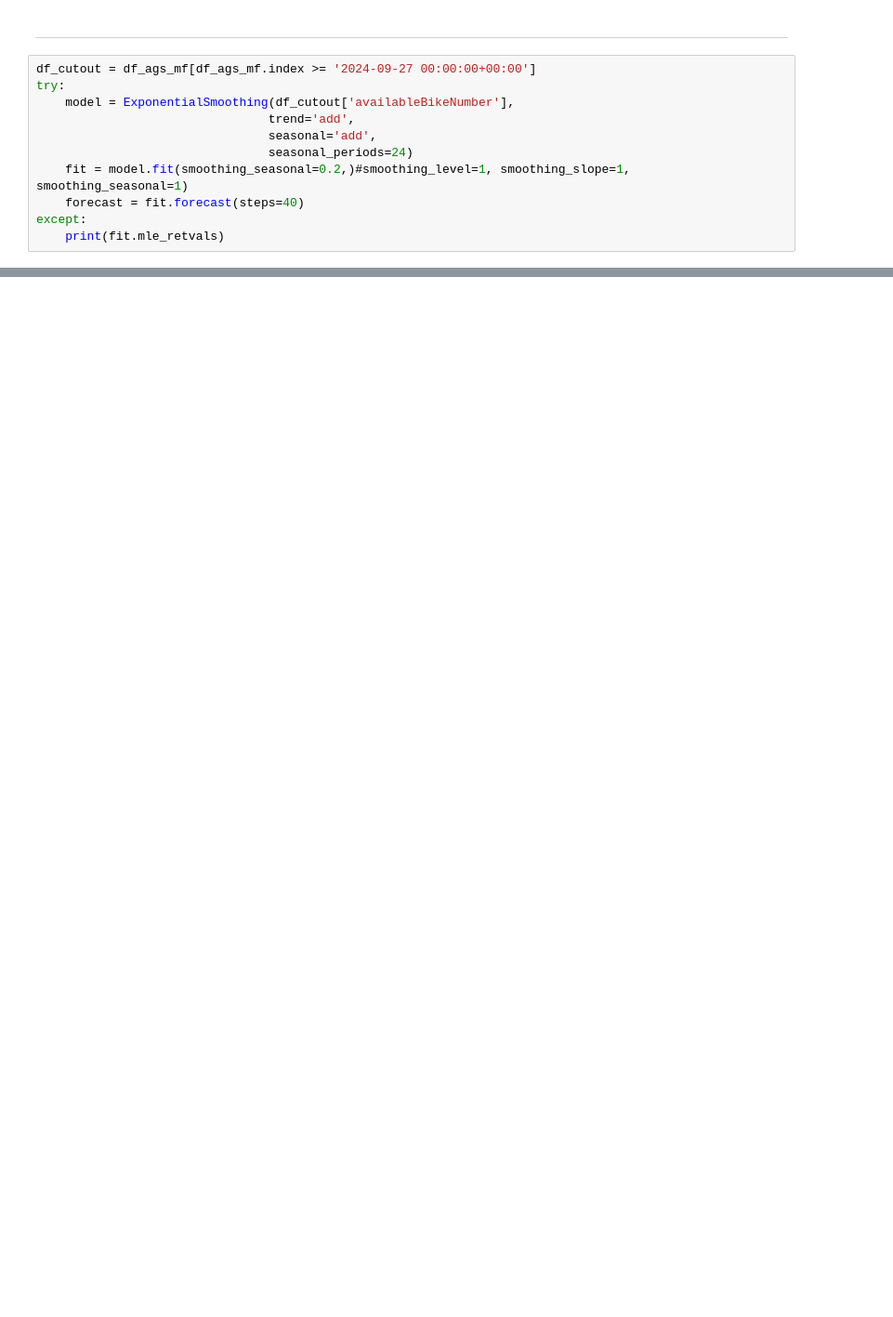
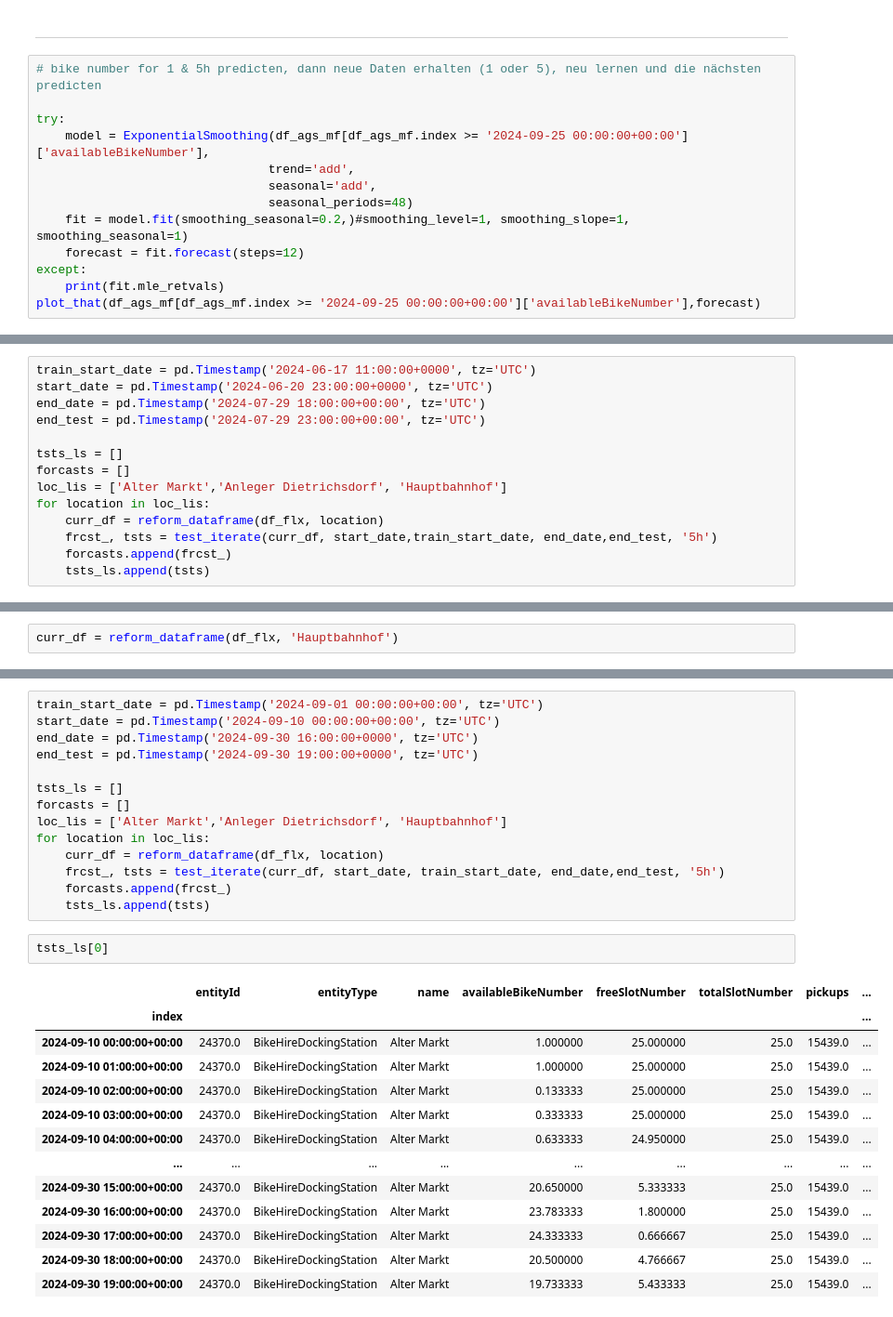
Before and after one commit to MrMysticus/Application_Project_2024, a Jupyter notebook: paul_work.ipynb, the cells around one changed output, grey strips where cells are left out. Shown at 93% size. Cells and saved outputs as stored; diff of their text form; blank space fills up the shorter version.

```diff
--- a/paul_work.ipynb
+++ b/paul_work.ipynb
@@ -347,13 +338,15 @@ Root Mean Squared Error: 0.6693830790422206
 # %% [markdown]
 ---
 # %%
-df_cutout = df_ags_mf[df_ags_mf.index >= '2024-09-27 00:00:00+00:00']
+# bike number for 1 & 5h predicten, dann neue Daten erhalten (1 oder 5), neu lernen und die nächsten predicten
+
 try:
-    model = ExponentialSmoothing(df_cutout['availableBikeNumber'],
+    model = ExponentialSmoothing(df_ags_mf[df_ags_mf.index >= '2024-09-25 00:00:00+00:00']['availableBikeNumber'],
                                 trend='add',
                                 seasonal='add',
-                                seasonal_periods=24)
+                                seasonal_periods=48)
     fit = model.fit(smoothing_seasonal=0.2,)#smoothing_level=1, smoothing_slope=1, smoothing_seasonal=1)
-    forecast = fit.forecast(steps=40)
+    forecast = fit.forecast(steps=12)
 except:
     print(fit.mle_retvals)
+plot_that(df_ags_mf[df_ags_mf.index >= '2024-09-25 00:00:00+00:00']['availableBikeNumber'],forecast)
@@ -361,0 +375,14 @@ plot_that(df_cutout['availableBikeNumber'],forecast)
+# %%
+train_start_date = pd.Timestamp('2024-06-17 11:00:00+0000', tz='UTC')
+start_date = pd.Timestamp('2024-06-20 23:00:00+0000', tz='UTC')
+end_date = pd.Timestamp('2024-07-29 18:00:00+00:00', tz='UTC')
+end_test = pd.Timestamp('2024-07-29 23:00:00+00:00', tz='UTC')
+
+tsts_ls = []
+forcasts = []
+loc_lis = ['Alter Markt','Anleger Dietrichsdorf', 'Hauptbahnhof']
+for location in loc_lis:
+    curr_df = reform_dataframe(df_flx, location)
+    frcst_, tsts = test_iterate(curr_df, start_date,train_start_date, end_date,end_test, '5h')
+    forcasts.append(frcst_)
+    tsts_ls.append(tsts)
@@ -361,0 +407,2 @@ plot_that(df_cutout['availableBikeNumber'],forecast)
+# %%
+curr_df = reform_dataframe(df_flx, 'Hauptbahnhof')
@@ -361,0 +412,30 @@ plot_that(df_cutout['availableBikeNumber'],forecast)
+# %%
+train_start_date = pd.Timestamp('2024-09-01 00:00:00+00:00', tz='UTC')
+start_date = pd.Timestamp('2024-09-10 00:00:00+00:00', tz='UTC')
+end_date = pd.Timestamp('2024-09-30 16:00:00+0000', tz='UTC')
+end_test = pd.Timestamp('2024-09-30 19:00:00+0000', tz='UTC')
+
+tsts_ls = []
+forcasts = []
+loc_lis = ['Alter Markt','Anleger Dietrichsdorf', 'Hauptbahnhof']
+for location in loc_lis:
+    curr_df = reform_dataframe(df_flx, location)
+    frcst_, tsts = test_iterate(curr_df, start_date, train_start_date, end_date,end_test, '5h')
+    forcasts.append(frcst_)
+    tsts_ls.append(tsts)
+# %%
+tsts_ls[0]
+# %% [output]
+|  | entityId | entityType | name | availableBikeNumber | freeSlotNumber | totalSlotNumber | pickups | ... |
+| index |  |  |  |  |  |  |  | ... |
+| 2024-09-10 00:00:00+00:00 | 24370.0 | BikeHireDockingStation | Alter Markt | 1.000000 | 25.000000 | 25.0 | 15439.0 | ... |
+| 2024-09-10 01:00:00+00:00 | 24370.0 | BikeHireDockingStation | Alter Markt | 1.000000 | 25.000000 | 25.0 | 15439.0 | ... |
+| 2024-09-10 02:00:00+00:00 | 24370.0 | BikeHireDockingStation | Alter Markt | 0.133333 | 25.000000 | 25.0 | 15439.0 | ... |
+| 2024-09-10 03:00:00+00:00 | 24370.0 | BikeHireDockingStation | Alter Markt | 0.333333 | 25.000000 | 25.0 | 15439.0 | ... |
+| 2024-09-10 04:00:00+00:00 | 24370.0 | BikeHireDockingStation | Alter Markt | 0.633333 | 24.950000 | 25.0 | 15439.0 | ... |
+| ... | ... | ... | ... | ... | ... | ... | ... | ... |
+| 2024-09-30 15:00:00+00:00 | 24370.0 | BikeHireDockingStation | Alter Markt | 20.650000 | 5.333333 | 25.0 | 15439.0 | ... |
+| 2024-09-30 16:00:00+00:00 | 24370.0 | BikeHireDockingStation | Alter Markt | 23.783333 | 1.800000 | 25.0 | 15439.0 | ... |
+| 2024-09-30 17:00:00+00:00 | 24370.0 | BikeHireDockingStation | Alter Markt | 24.333333 | 0.666667 | 25.0 | 15439.0 | ... |
+| 2024-09-30 18:00:00+00:00 | 24370.0 | BikeHireDockingStation | Alter Markt | 20.500000 | 4.766667 | 25.0 | 15439.0 | ... |
+| 2024-09-30 19:00:00+00:00 | 24370.0 | BikeHireDockingStation | Alter Markt | 19.733333 | 5.433333 | 25.0 | 15439.0 | ... |
```
Also changed, not shown: parts of 17 cells of this notebook.
